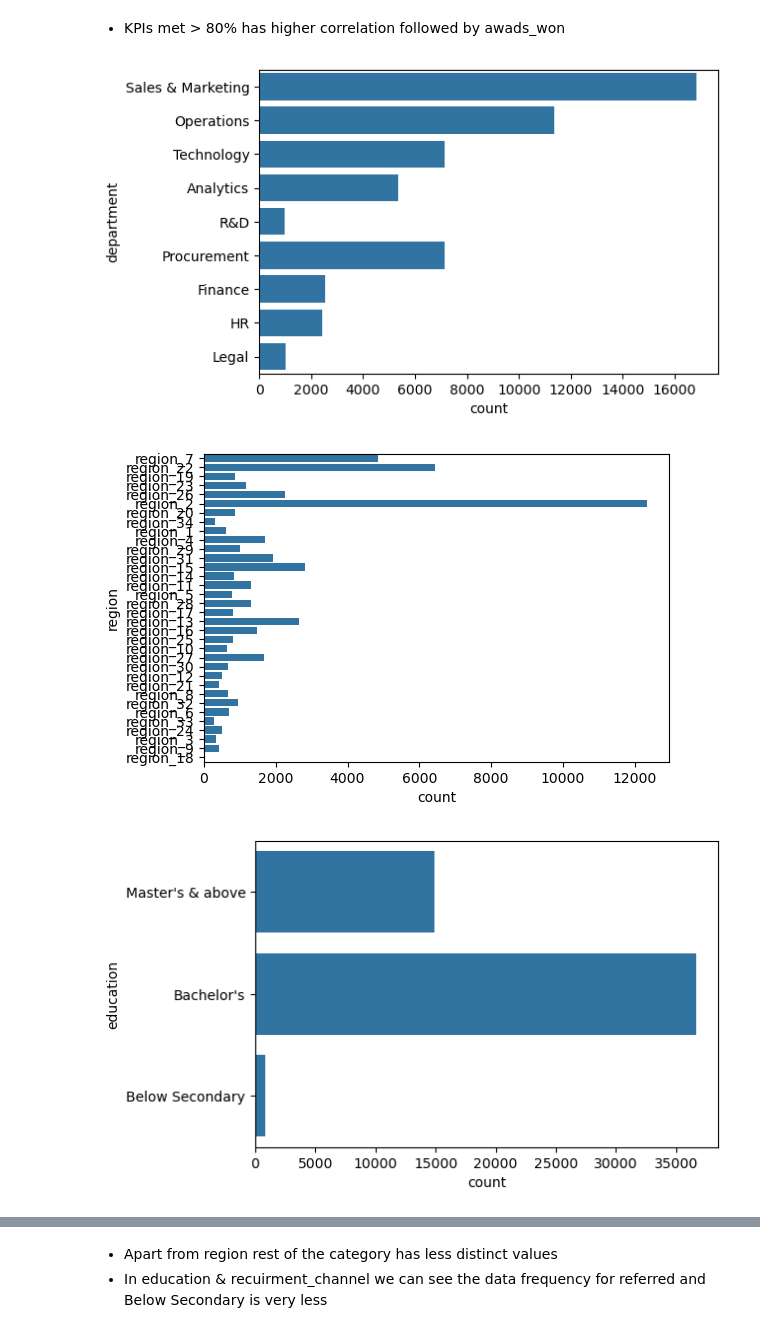
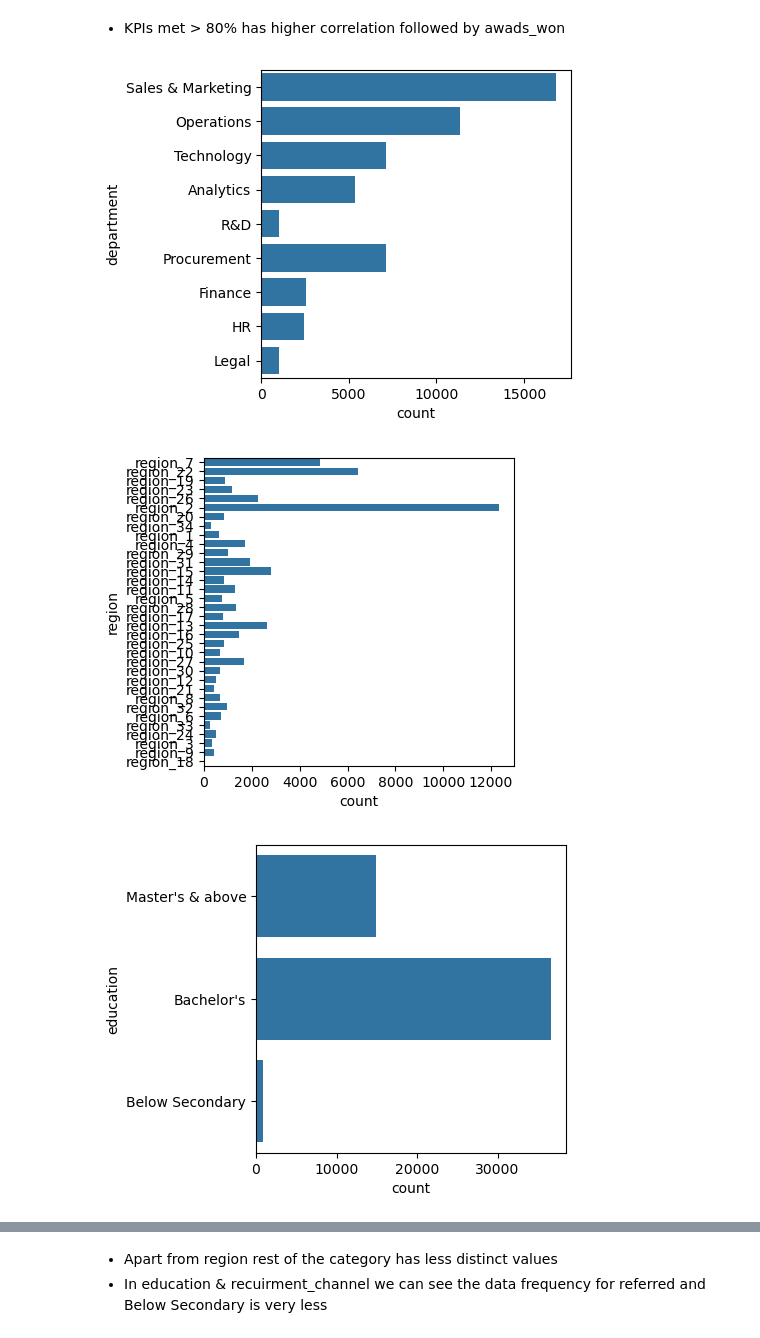
Before and after one commit to JN-Nataraj/ML-Inceptez_Hackathon_HR_Analytics, a Jupyter notebook: Notebook/anlaysis_model_creation.ipynb, the cells around one changed output, grey strips where cells are left out. Cells and saved outputs as stored; diff of their text form; code cells hidden in the pictures.

```diff
--- a/Notebook/anlaysis_model_creation.ipynb
+++ b/Notebook/anlaysis_model_creation.ipynb
@@ -89,7 +89,7 @@ plt.show()
 # %%
 # Check the distribution and outliers of the numerical features
 for col in X.select_dtypes(exclude=object).columns:
-    plt.figure(figsize=(4,4))
+    plt.figure(figsize=(2,2))
     sns.boxplot(x=X[col])
     plt.show()
 # %% [output]
@@ -114,10 +114,10 @@ sns.heatmap(train[numerical_features_corr.drop('employee_id')].corr(), annot=Tru
 # %%
 # Check the frequency of categorical features
 for col in X.select_dtypes(include=object).columns:
-    plt.figure(figsize=(6,4))
+    plt.figure(figsize=(4,4))
     sns.countplot(y=X[col])
     plt.show()
 # %% [output]
-[figure, old version]
+[figure, new version]
-[figure, old version]
+[figure, new version]
-[figure, old version]
+[figure, new version]
```
Also changed, not shown: parts of 14 cells of this notebook, 2 other files.
